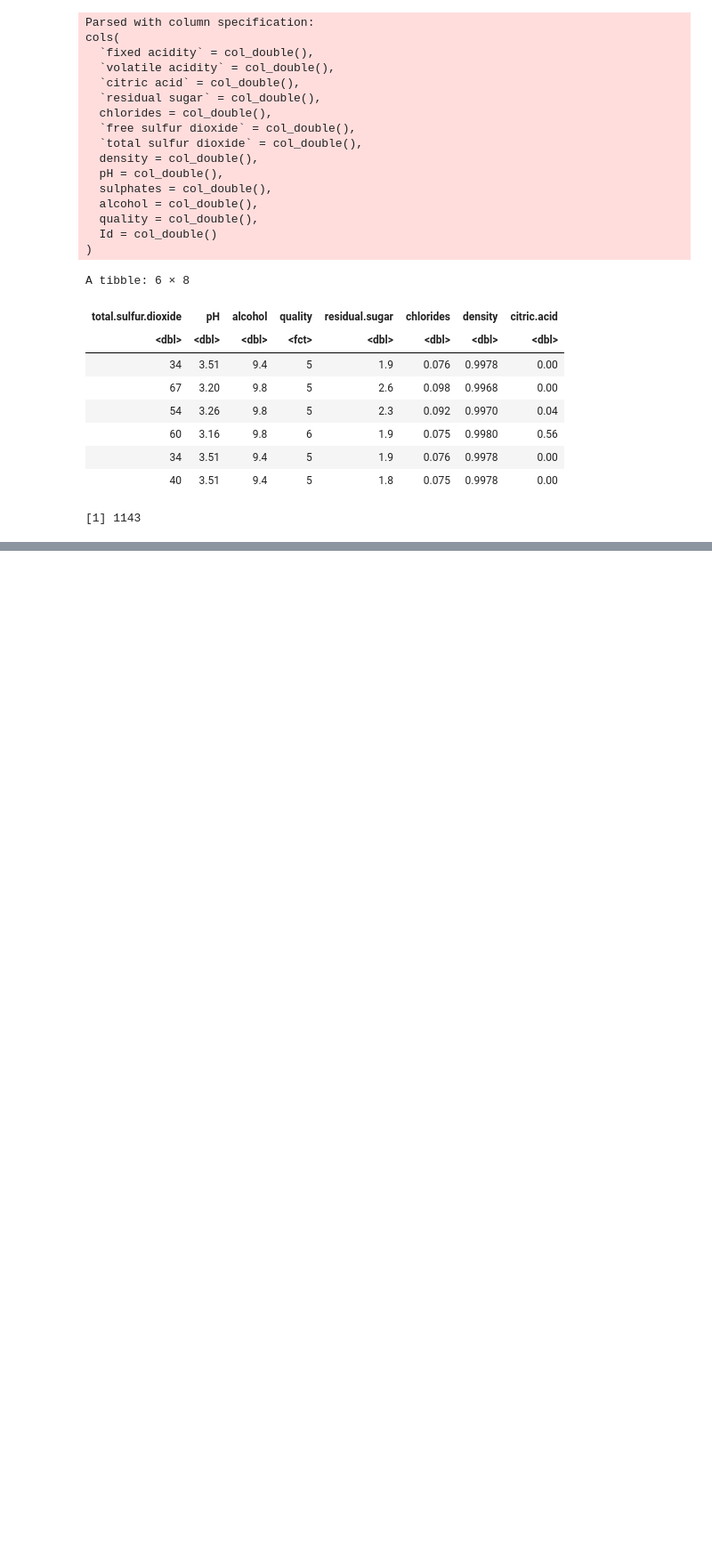
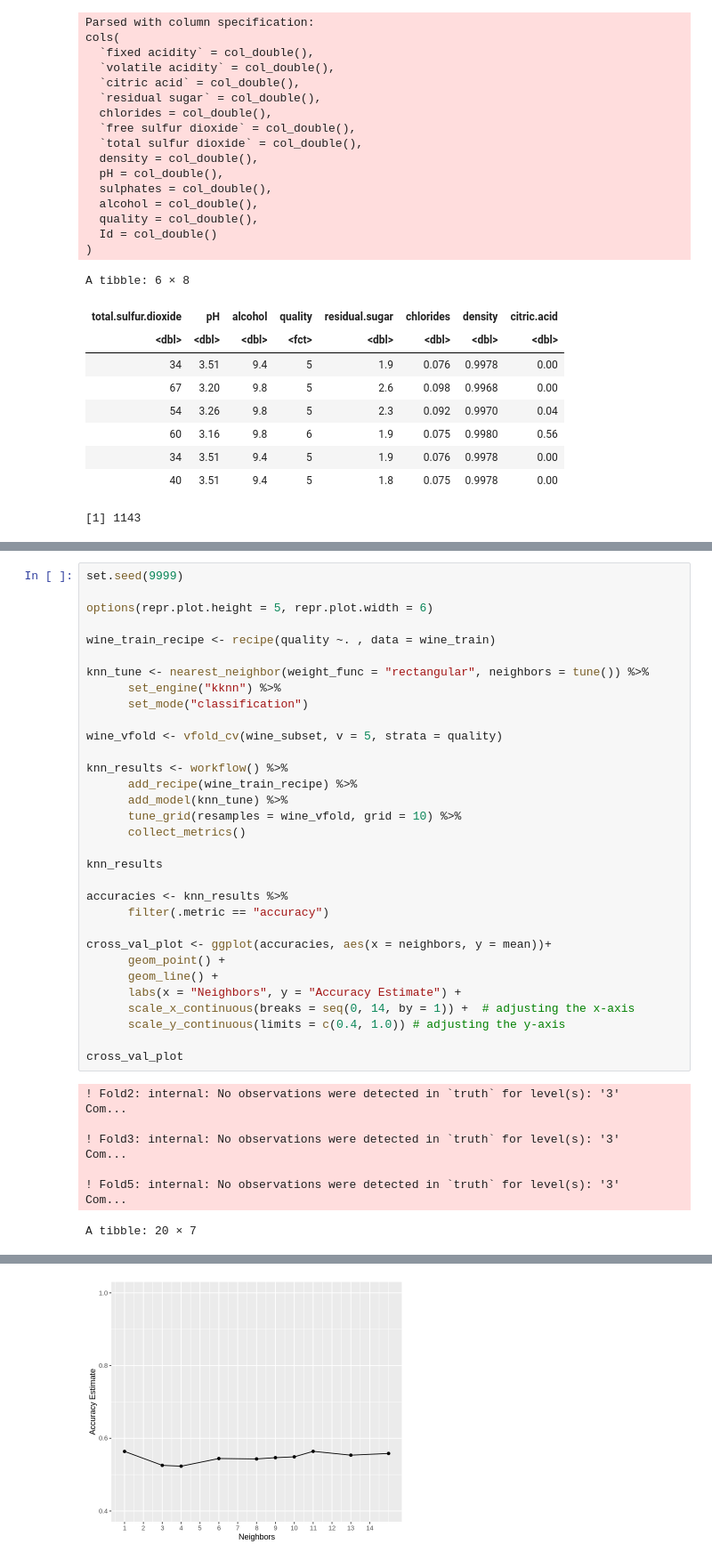
Before and after one commit to SurajDatta/DSCI100_group_project, a Jupyter notebook: report~suraj.ipynb, the cells around one changed output, grey strips where cells are left out. Shown at 89% size. Saved outputs shown, nothing was run; the diff lists cells and outputs as text; blank space fills up the shorter version.

```diff
--- a/report~suraj.ipynb
+++ b/report~suraj.ipynb
@@ -211,0 +212,42 @@ accuracy_plot
+# %%
+set.seed(9999)
+
+options(repr.plot.height = 5, repr.plot.width = 6)
+
+wine_train_recipe <- recipe(quality ~. , data = wine_train)
+
+knn_tune <- nearest_neighbor(weight_func = "rectangular", neighbors = tune()) %>%
+      set_engine("kknn") %>%
+      set_mode("classification")
+
+wine_vfold <- vfold_cv(wine_subset, v = 5, strata = quality)
+
+knn_results <- workflow() %>%
+      add_recipe(wine_train_recipe) %>%
+      add_model(knn_tune) %>%
+      tune_grid(resamples = wine_vfold, grid = 10) %>%
+      collect_metrics()
+
+knn_results
+
+accuracies <- knn_results %>%
+      filter(.metric == "accuracy")
+
+cross_val_plot <- ggplot(accuracies, aes(x = neighbors, y = mean))+
+      geom_point() +
+      geom_line() +
+      labs(x = "Neighbors", y = "Accuracy Estimate") +
+      scale_x_continuous(breaks = seq(0, 14, by = 1)) +  # adjusting the x-axis
+      scale_y_continuous(limits = c(0.4, 1.0)) # adjusting the y-axis
+
+cross_val_plot
+# %% [output]
+! Fold2: internal: No observations were detected in `truth` for level(s): '3'
+Com...
+
+! Fold3: internal: No observations were detected in `truth` for level(s): '3'
+Com...
+
+! Fold5: internal: No observations were detected in `truth` for level(s): '3'
+Com...
+A tibble: 20 × 7
@@ -211,0 +272 @@ accuracy_plot
+[figure, added]
```
Also changed, not shown: parts of 7 cells of this notebook.
